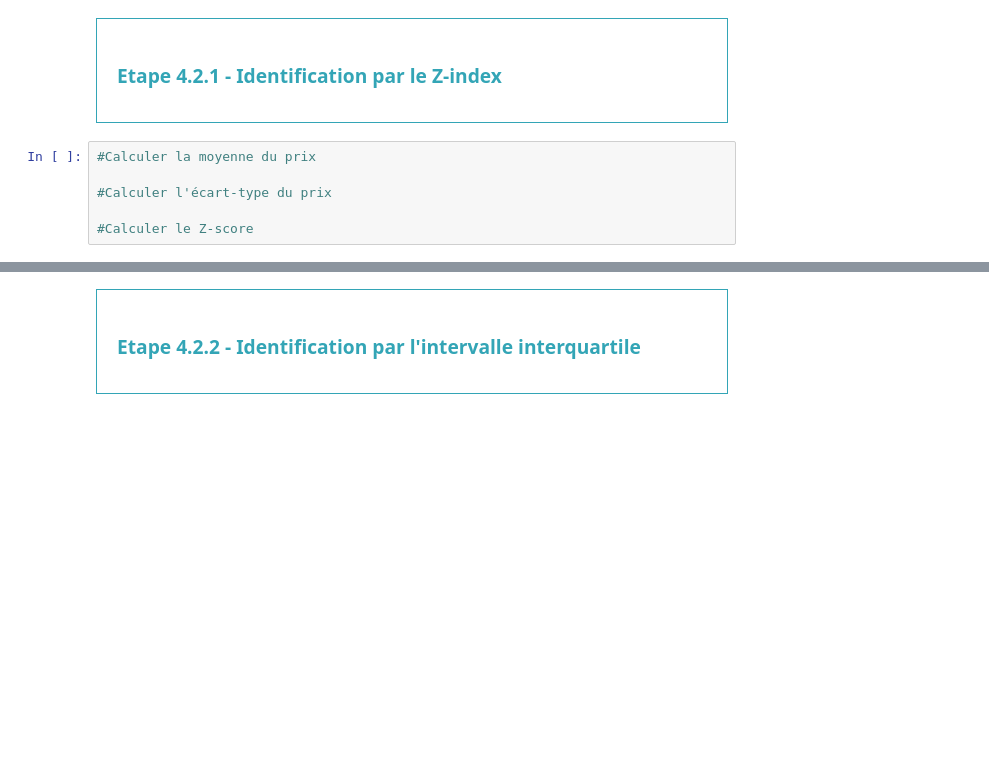
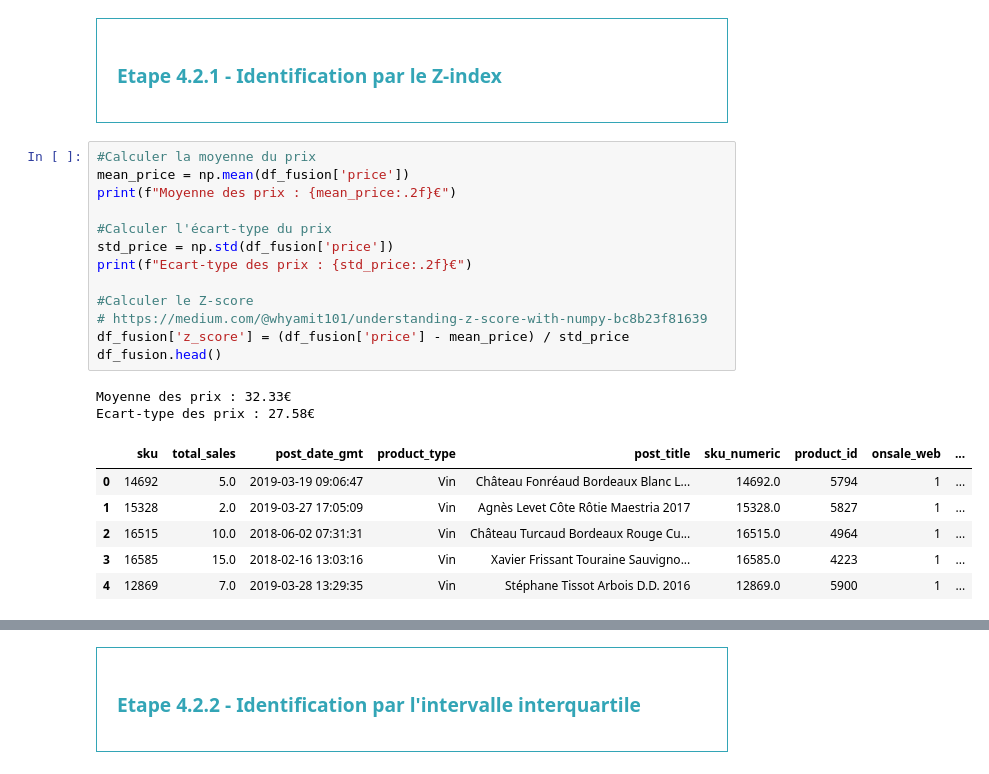
Before and after one commit to ifTrueReturnFalse/retraining-data-analysis-store, a Jupyter notebook: bottleneck_analysis.ipynb, the cells around one changed output, grey strips where cells are left out. Cells and saved outputs as stored; diff of their text form; blank space fills up the shorter version.

```diff
--- a/bottleneck_analysis.ipynb
+++ b/bottleneck_analysis.ipynb
@@ -671,9 +690,25 @@ Oui il y a des lignes sans correspondance, mais c'était à prévoir car la colo
 </div>
 # %%
 #Calculer la moyenne du prix
+mean_price = np.mean(df_fusion['price'])
+print(f"Moyenne des prix : {mean_price:.2f}€")
 
 #Calculer l'écart-type du prix
+std_price = np.std(df_fusion['price'])
+print(f"Ecart-type des prix : {std_price:.2f}€")
 
 #Calculer le Z-score
+# https://medium.com/@whyamit101/understanding-z-score-with-numpy-bc8b23f81639
+df_fusion['z_score'] = (df_fusion['price'] - mean_price) / std_price
+df_fusion.head()
+# %% [output]
+Moyenne des prix : 32.33€
+Ecart-type des prix : 27.58€
+|  | sku | total_sales | post_date_gmt | product_type | post_title | sku_numeric | product_id | onsale_web | ... |
+| 0 | 14692 | 5.0 | 2019-03-19 09:06:47 | Vin | Château Fonréaud Bordeaux Blanc L... | 14692.0 | 5794 | 1 | ... |
+| 1 | 15328 | 2.0 | 2019-03-27 17:05:09 | Vin | Agnès Levet Côte Rôtie Maestria 2017 | 15328.0 | 5827 | 1 | ... |
+| 2 | 16515 | 10.0 | 2018-06-02 07:31:31 | Vin | Château Turcaud Bordeaux Rouge Cu... | 16515.0 | 4964 | 1 | ... |
+| 3 | 16585 | 15.0 | 2018-02-16 13:03:16 | Vin | Xavier Frissant Touraine Sauvigno... | 16585.0 | 4223 | 1 | ... |
+| 4 | 12869 | 7.0 | 2019-03-28 13:29:35 | Vin | Stéphane Tissot Arbois D.D. 2016 | 12869.0 | 5900 | 1 | ... |
 # %%
 #Quel est le seuil prix dont le z-score est supérieur à 3?
```
Also changed, not shown: parts of 5 cells of this notebook.
